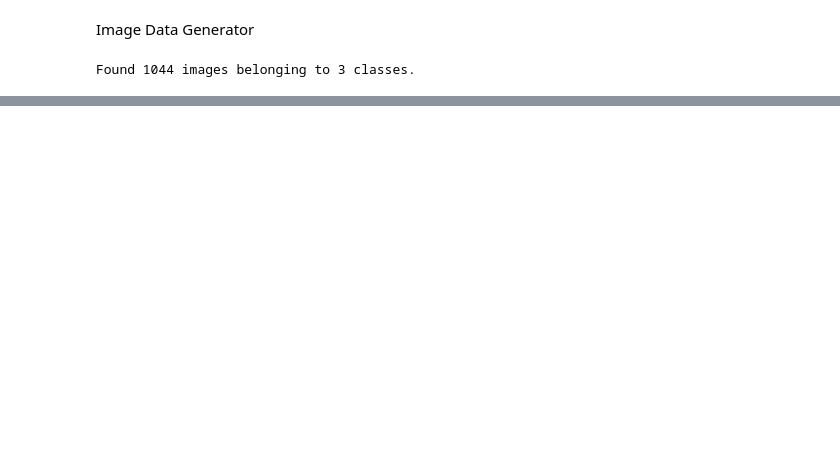
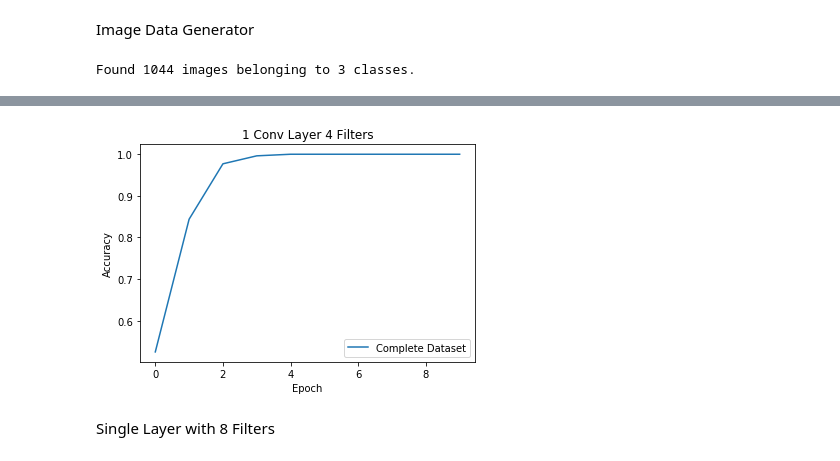
Before and after one commit to mykon23/DL-2020Project, a Jupyter notebook: Equus2.ipynb, the cells around one changed output, grey strips where cells are left out. Drawn from its saved outputs; the diff is of its cells as text; code cells hidden in the pictures; blank space fills up the shorter version.

```diff
--- a/Equus2.ipynb
+++ b/Equus2.ipynb
@@ -144,0 +308,18 @@ Use as map between images and labels
+# %%
+from tensorflow.keras.models import Sequential
+from tensorflow.keras.layers import Dense, Conv2D, Flatten
+
+model = Sequential()
+model.add( Conv2D( 4, ( 3, 3 ), activation = 'relu', input_shape = (256, 256, 3) ) )
+model.add( Flatten() )
+model.add( Dense( 3, activation = 'softmax' ) )
+model.summary()
+
+##Compile the model
+model.compile( optimizer = 'adam', loss = 'categorical_crossentropy', metrics = [ 'accuracy' ] )
+
+##Train the model
+history = model.fit_generator(
+    image_generator,
+    steps_per_epoch=87,
+    epochs=10)
@@ -144,0 +344,14 @@ Use as map between images and labels
+# %%
+##plot the learning curve of the model
+import matplotlib.pyplot as plt
+
+plt.plot(history.history['acc'])
+plt.ylabel('Accuracy')
+plt.xlabel('Epoch')
+plt.title('1 Conv Layer 4 Filters')
+plt.legend(['Complete Dataset'], loc='lower right')
+plt.show()
+# %% [output]
+[figure, added]
+# %% [markdown]
+Single Layer with 8 Filters
```
Also changed, not shown: parts of 40 cells of this notebook.
